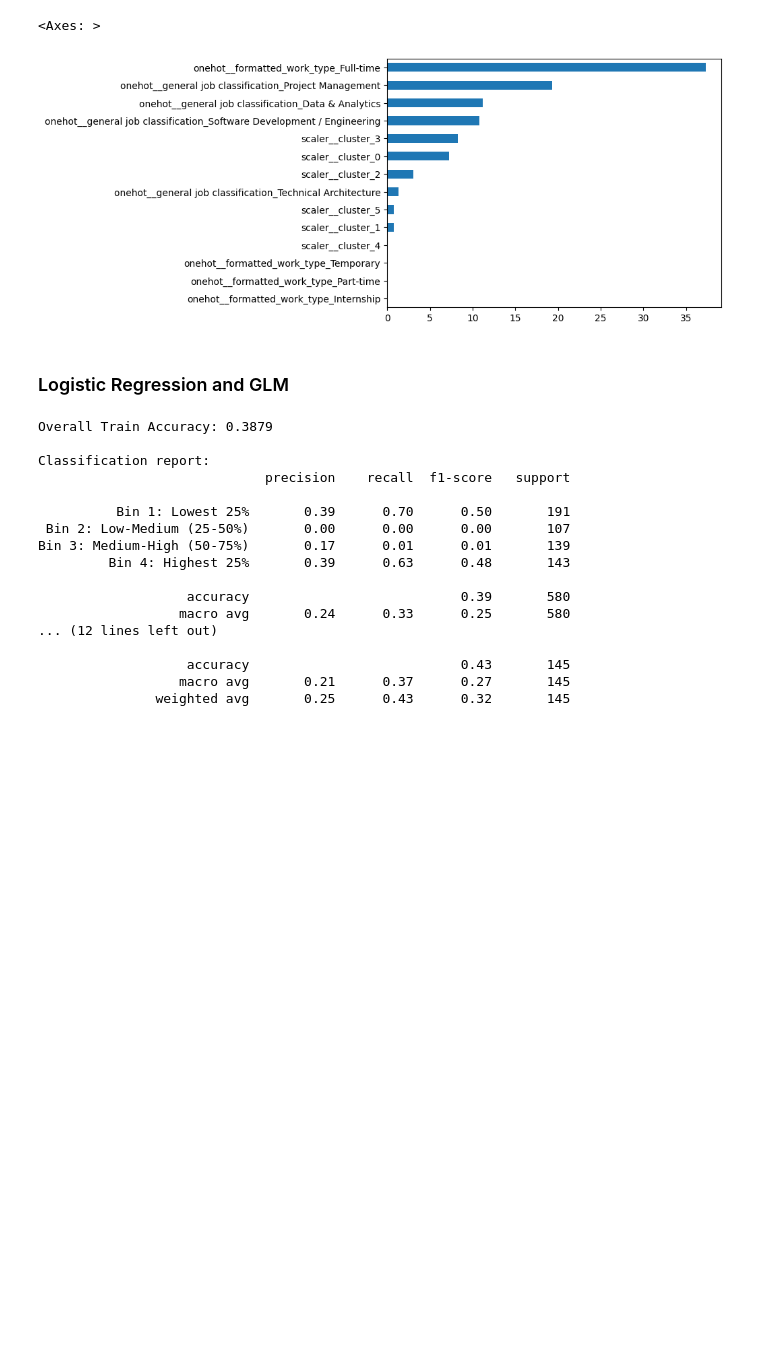
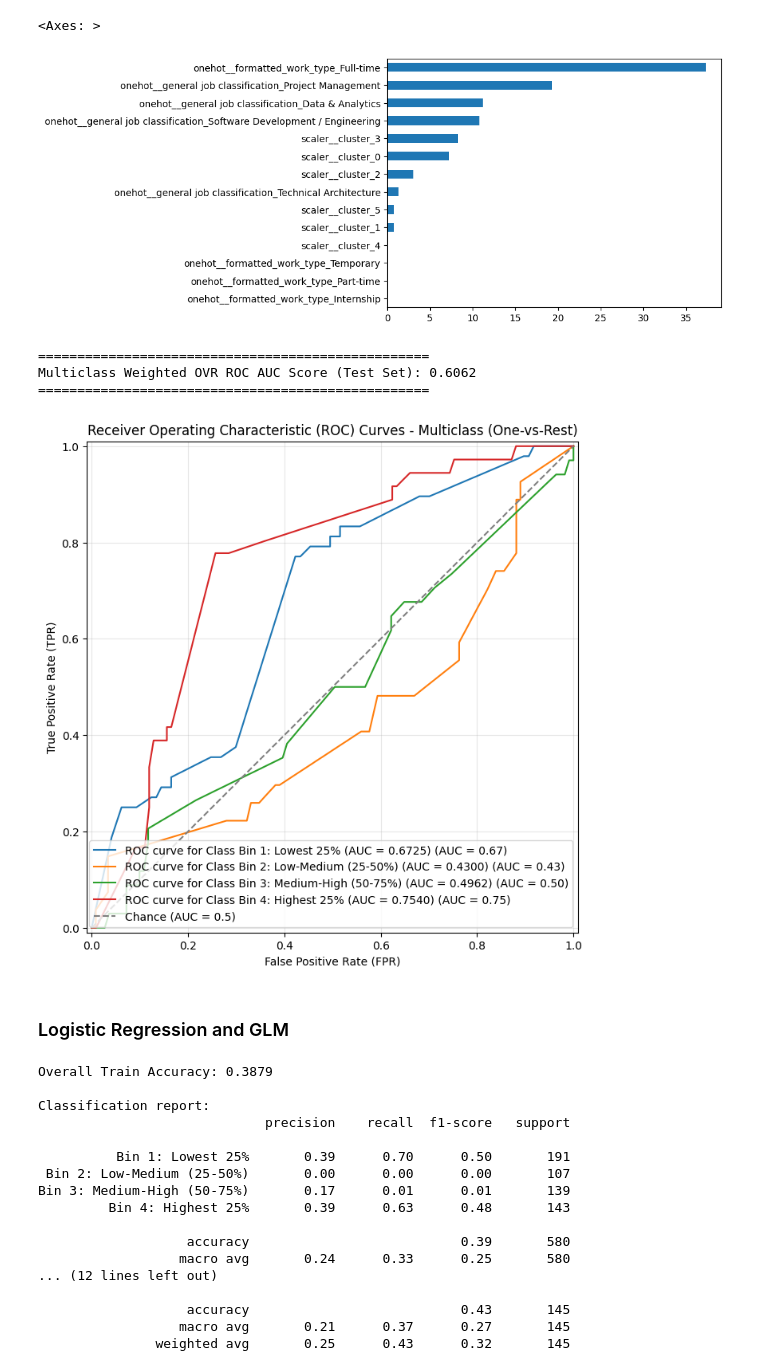
Before and after one commit to juliabarsow/NLP_Job_Postings, a Jupyter notebook: skill_extraction_clustering.ipynb, the cells around one changed output. Drawn from its saved outputs; the diff is of its cells as text; code cells hidden in the pictures; blank space fills up the shorter version.

```diff
--- a/skill_extraction_clustering.ipynb
+++ b/skill_extraction_clustering.ipynb
@@ -1333,6 +1238,72 @@ feat_importances.plot(kind = 'barh')
 # %% [output]
 <Axes: >
 [figure]
+# %%
+import numpy as np
+import matplotlib.pyplot as plt
+from sklearn.preprocessing import label_binarize
+from sklearn.metrics import (
+    roc_auc_score,
+    RocCurveDisplay
+)
+# Assuming 'model', 'X_test', and 'y_test' are already defined and populated.
+# We also assume 'y' (the full target variable) is available to get all unique classes.
+
+# --- 1. Get Probabilities and Class Info ---
+
+# Get the probability scores for all classes.
+# CRITICAL CHANGE: Use 'model' (your CatBoostClassifier) instead of 'svm_model'.
+y_proba_test = model.predict_proba(X_test)
+# Get the unique classes from the full target variable
+unique_classes = np.unique(y)
+n_classes = len(unique_classes)
+
+# --- 2. Calculate Multiclass ROC AUC Score (Weighted OVR) ---
+multiclass_roc_auc = roc_auc_score(
+    y_test,
+    y_proba_test,
+    multi_class='ovr',
+    average='weighted'
+)
+print("\n" + "="*50)
+print(f"Multiclass Weighted OVR ROC AUC Score (Test Set): {multiclass_roc_auc:.4f}")
+print("="*50)
+
+# --- 3. Binarize Labels for Plotting ---
+# Binarize the true labels (one-hot encode) using all unique classes
+y_test_binarized = label_binarize(y_test, classes=unique_classes)
+
+# --- 4. Plotting the ROC Curves ---
+plt.figure(figsize=(10, 8))
+
+# Plot ROC curve for each class
+for i in range(n_classes):
+    # Calculate AUC for class i (vs. all other classes)
+    class_auc = roc_auc_score(y_test_binarized[:, i], y_proba_test[:, i])
+
+    # Plot the curve for each binary comparison
+    RocCurveDisplay.from_predictions(
+        y_test_binarized[:, i],
+        y_proba_test[:, i],
+        # Use the actual class label (e.g., 0, 1, 2) in the name
+        name=f"ROC curve for Class {unique_classes[i]} (AUC = {class_auc:.4f})",
+        ax=plt.gca() # Plot all curves on the same axes
+    )
+
+# Add the diagonal line
+plt.plot([0, 1], [0, 1], color='gray', linestyle='--', label='Chance (AUC = 0.5)')
+
+plt.title('Receiver Operating Characteristic (ROC) Curves - Multiclass (One-vs-Rest)')
+plt.xlabel('False Positive Rate (FPR)')
+plt.ylabel('True Positive Rate (TPR)')
+plt.legend(loc="lower right")
+plt.grid(alpha=0.3)
+plt.show() # Or plt.savefig('multiclass_roc_auc_curve.png') to save the image
+# %% [output]
+==================================================
+Multiclass Weighted OVR ROC AUC Score (Test Set): 0.6062
+==================================================
+[figure, added]
 # %% [markdown]
 ### Logistic Regression and GLM
 # %%
```
Also changed, not shown: parts of 31 cells of this notebook.
